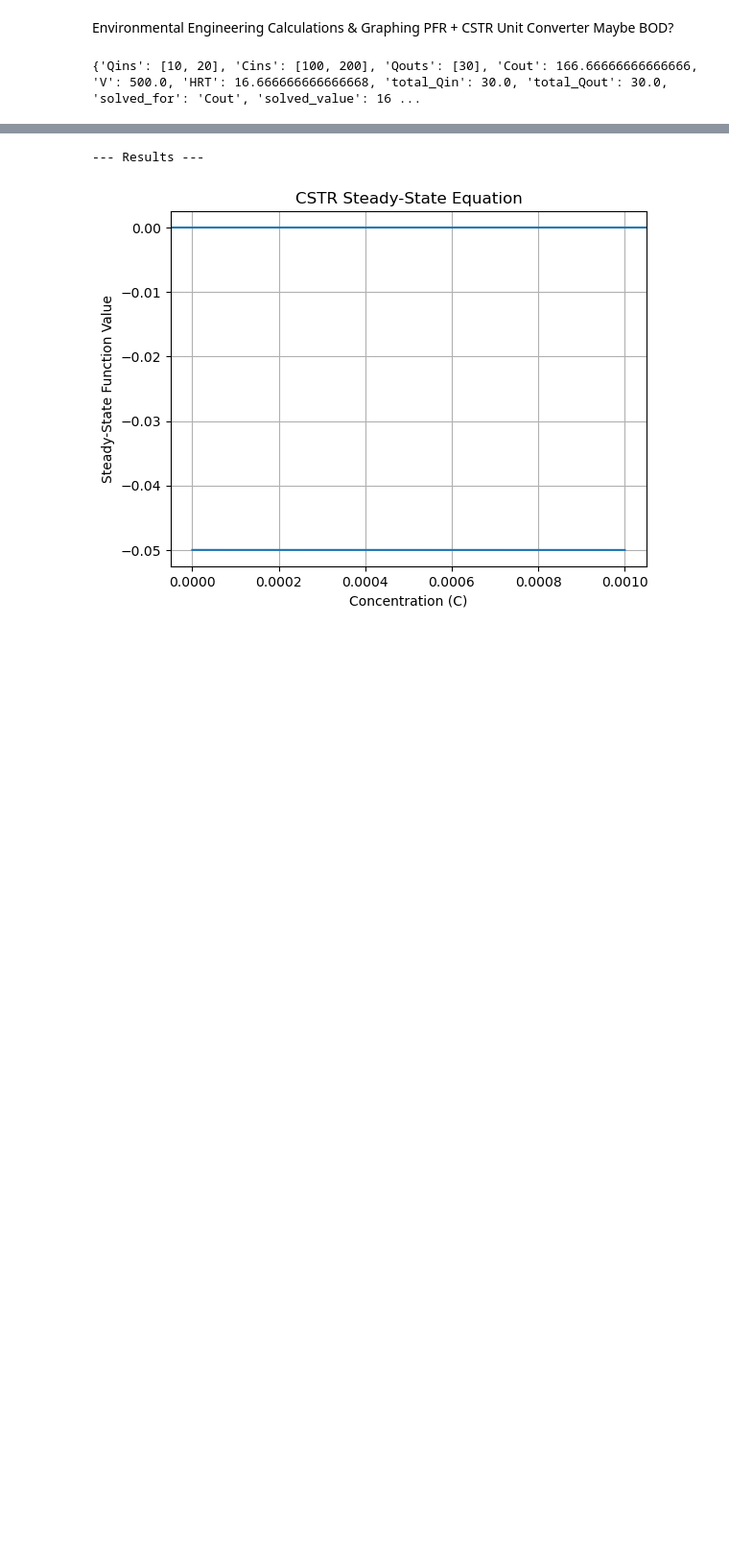
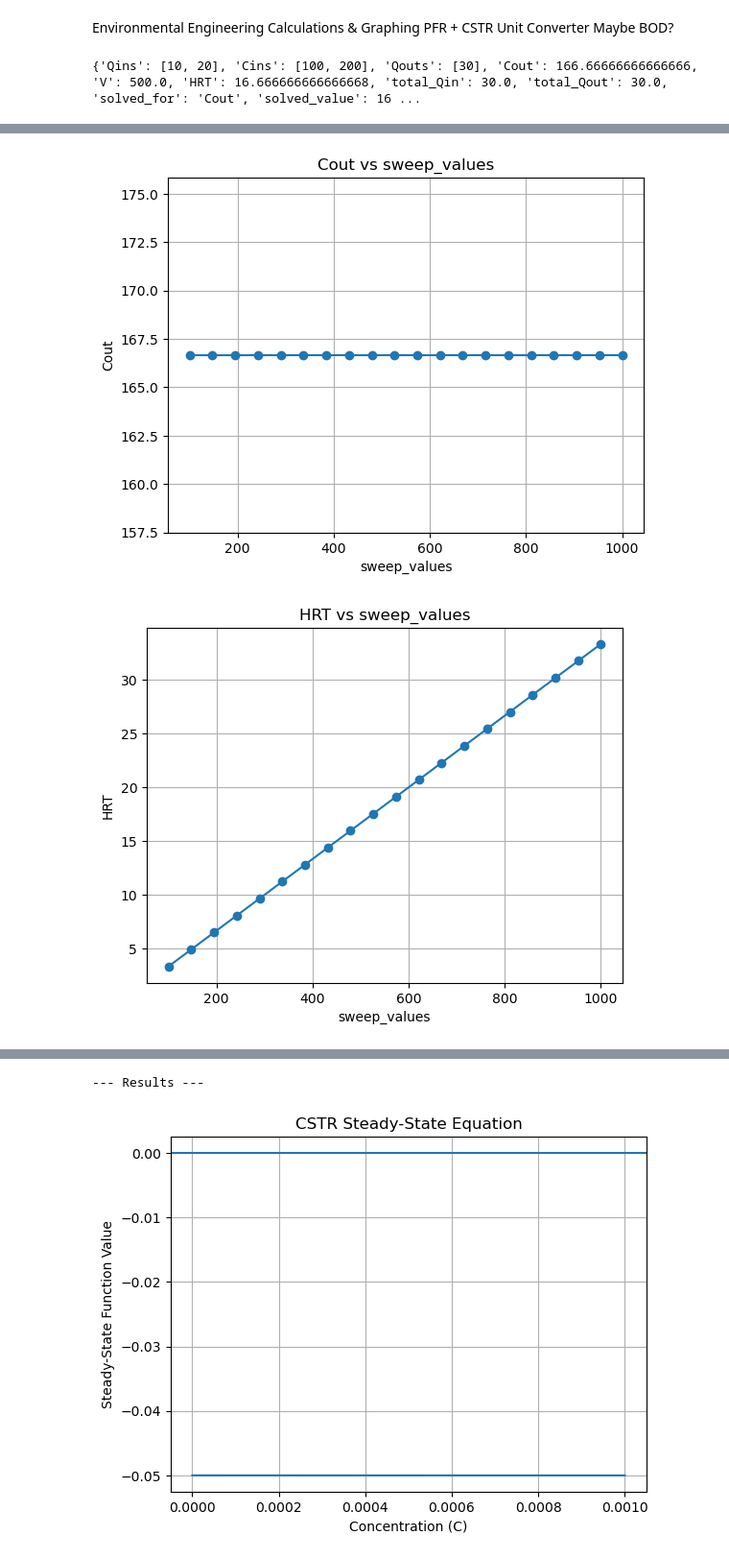
Before and after one commit to evsegura/CE-311K-Project, a Jupyter notebook: Brainstrom.ipynb, the cells around one changed output, grey strips where cells are left out. Shown at 96% size. Drawn from its saved outputs; the diff is of its cells as text; code cells hidden in the pictures; blank space fills up the shorter version.

Commit message:
added graphs to CSTR series + CSTR

```diff
--- a/Brainstrom.ipynb
+++ b/Brainstrom.ipynb
@@ -214,0 +181,42 @@ plot_result(results["sweep_values"], results["total_Qin"], "Cins", "Flow", "Flow
+# %%
+import matplotlib.pyplot as plt
+# Looking a relationship between certian varables and values in a CSTR reactor by plotting them against each other.
+def plot_cstr_sweep(x_key, y_key, sweep_results):
+    """
+    Generic plotting function for CSTR sweeps.
+
+    Parameters:
+        x_key : str — what goes on x-axis (usually 'sweep_values')
+        y_key : str — what to plot on y-axis (e.g. 'Cout', 'V', 'total_Qout')
+        sweep_results : dict — output from cstr_sweep()
+    """
+
+    x = sweep_results[x_key]
+    y = sweep_results[y_key]
+
+    plt.figure()
+    plt.plot(x, y, marker='o')
+    plt.xlabel(x_key)
+    plt.ylabel(y_key)
+    plt.title(f"{y_key} vs {x_key}")
+    plt.grid()
+    plt.show()
+
+V_range = np.linspace(100, 1000, 20)
+
+results = cstr_sweep(
+    sweep_param="V",
+    sweep_values=V_range,
+    Qins=[10, 20],
+    Cins=[100, 200],
+    Qouts=[30],
+    Cout=None,   # solving for Cout
+    HRT=None     # will be calculated from V
+)
+
+plot_cstr_sweep("sweep_values", "Cout", results)
+plot_cstr_sweep("sweep_values", "HRT", results)
+plot_cstr_sweep("sweep_values", "total_Qout", results)
+# %% [output]
+[figure, added]
+[figure, added]
```
Also changed, not shown: parts of 4 cells of this notebook.
